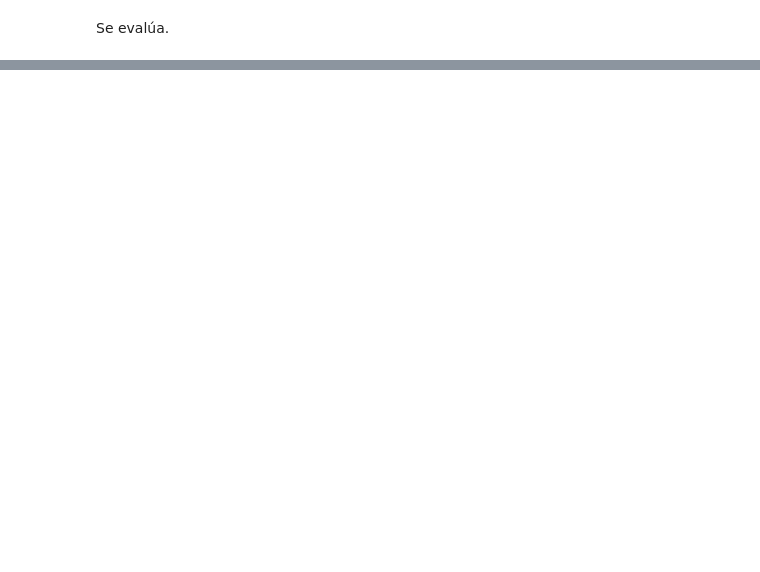
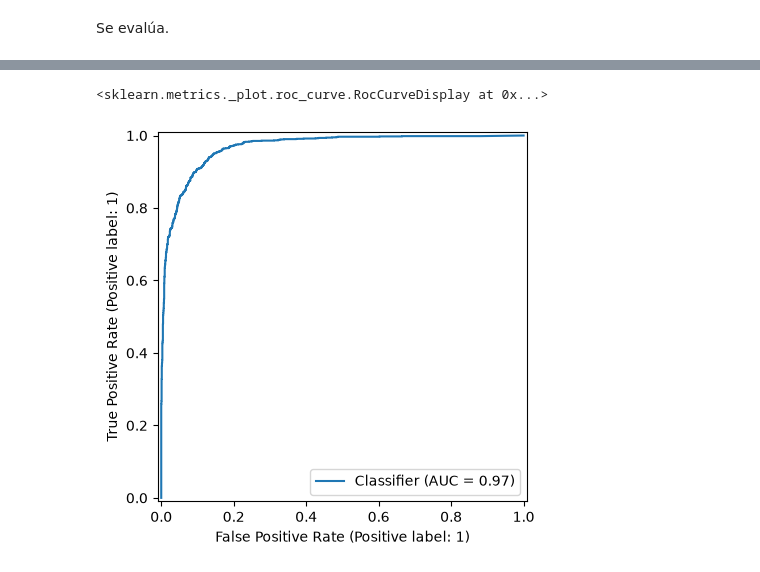
Before and after one commit to LCampi01/machine_learning_ceia, a Jupyter notebook: knn.ipynb, the cells around one changed output, grey strips where cells are left out. Cells and saved outputs as stored; diff of their text form; code cells hidden in the pictures; blank space fills up the shorter version.

```diff
--- a/knn.ipynb
+++ b/knn.ipynb
@@ -202,0 +226,7 @@ weighted avg       0.93      0.93      0.93      3186
+# %%
+y_scores = optimized_knn_model.predict_proba(X_test)[:, 1]
+
+RocCurveDisplay.from_predictions(y_test, y_scores)
+# %% [output]
+<sklearn.metrics._plot.roc_curve.RocCurveDisplay at 0x...>
+[figure, added]
```
Also changed, not shown: parts of 9 cells of this notebook.
